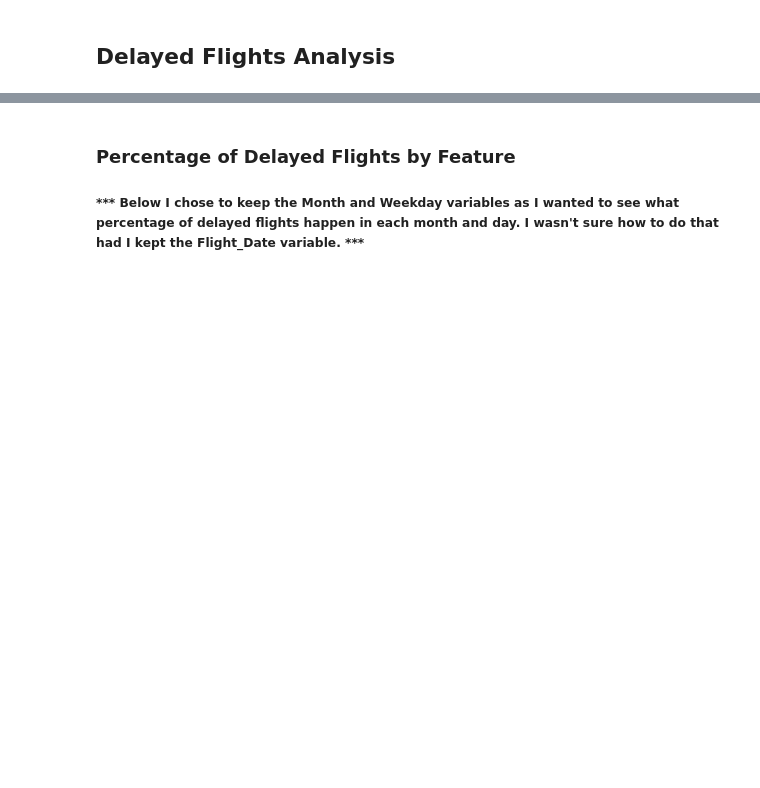
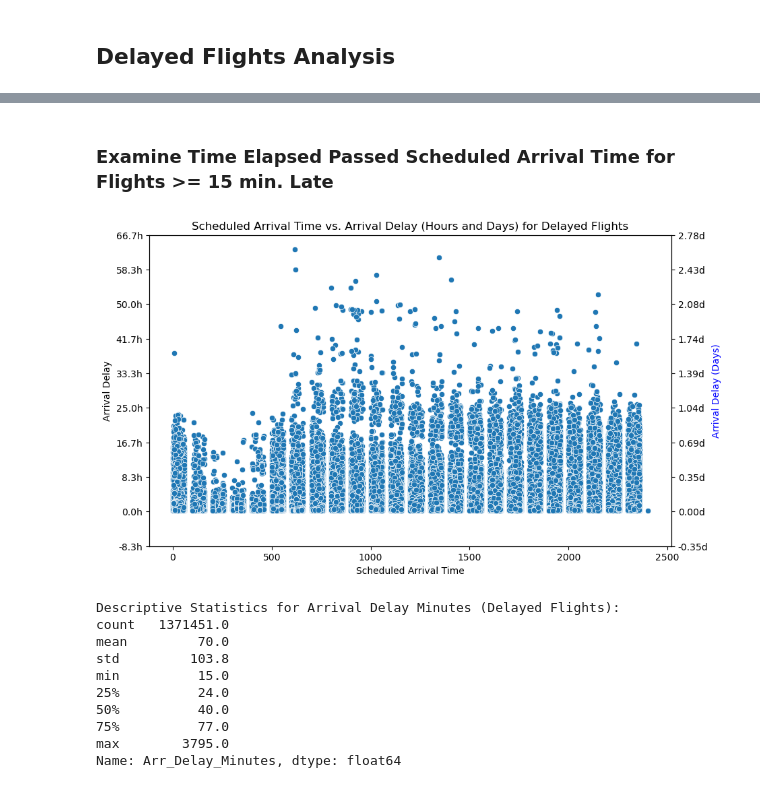
Before and after one commit to B-Treftz/Flight_Status_Predictor, a Jupyter notebook: 1_EDA/EDA_Brian.ipynb, the cells around one changed output, grey strips where cells are left out. Cells and saved outputs as stored; diff of their text form; code cells hidden in the pictures; blank space fills up the shorter version.

```diff
--- a/1_EDA/EDA_Brian.ipynb
+++ b/1_EDA/EDA_Brian.ipynb
@@ -252,4 +462,66 @@ plt.show()
-# %% [markdown]
-### Percentage of Delayed Flights by Feature
-
-#####  *** Below I chose to keep the Month and Weekday variables as I wanted to see what percentage of delayed flights happen in each month and day. I wasn't sure how to do that had I kept the Flight_Date variable. ***
+# %% [markdown]
+### Examine Time Elapsed Passed Scheduled Arrival Time for Flights  >=  15 min. Late
+# %%
+# Dropping unneeded columns
+drop_col = ['Carrier_Name', 'Month', 'Week_Day', 'Origin', 'Origin_City_State',
+        'Destination', 'Destination_City_State', 'Dep_Time_Block_Group',
+        'Arr_Time_Block_Group', 'Distance_Group',
+        'Distance_Miles', 'Scheduled_Departure_Time',]
+
+# Filter the DataFrame where Delayed column equals 1
+df_delayed = df[df['Delayed'] == 1].drop(columns = drop_col).copy()
+
+# Convert arrival delay from minutes to hours and days
+df_delayed['Arr_Delay_Hours'] = df_delayed['Arr_Delay_Minutes'] / 60
+df_delayed['Arr_Delay_Days'] = df_delayed['Arr_Delay_Minutes'] / 1440  # 1440 minutes in a day
+
+# Plot the scatter plot
+plt.figure(figsize=(10, 6))
+scatter_plot = sns.scatterplot(x=df_delayed['Scheduled_Arrival_Time'], y=df_delayed['Arr_Delay_Minutes'])
+
+# Set title and labels
+plt.title('Scheduled Arrival Time vs. Arrival Delay (Hours and Days) for Delayed Flights')
+plt.xlabel('Scheduled Arrival Time')
+plt.ylabel('Arrival Delay')
+
+# Customize y-axis labels
+def format_ticks(value, tick_type='minutes'):
+    if tick_type == 'hours':
+        return f'{value / 60:.1f}h'
+    elif tick_type == 'days':
+        return f'{value / 1440:.2f}d'
+    return f'{value}m'
+
+# Get current y-ticks
+current_ticks = scatter_plot.get_yticks()
+
+# Set y-ticks for hours
+y_ticks_hours = [format_ticks(tick, 'hours') for tick in current_ticks]
+scatter_plot.set_yticks(current_ticks)
+scatter_plot.set_yticklabels(y_ticks_hours)
+
+# Add secondary y-axis for days
+ax2 = scatter_plot.twinx()
+ax2.set_ylim(scatter_plot.get_ylim())
+ax2.set_yticks(current_ticks)
+ax2.set_yticklabels([format_ticks(tick, 'days') for tick in current_ticks])
+ax2.set_ylabel('Arrival Delay (Days)', color='blue')
+
+# Show plot
+plt.show()
+
+# Print the descriptive statistics
+print("Descriptive Statistics for Arrival Delay Minutes (Delayed Flights):")
+print(df_delayed['Arr_Delay_Minutes'].describe())
+# %% [output]
+[figure, added]
+Descriptive Statistics for Arrival Delay Minutes (Delayed Flights):
+count   1371451.0
+mean         70.0
+std         103.8
+min          15.0
+25%          24.0
+50%          40.0
+75%          77.0
+max        3795.0
+Name: Arr_Delay_Minutes, dtype: float64
```
Also changed, not shown: parts of 53 cells of this notebook, 5 other files.
